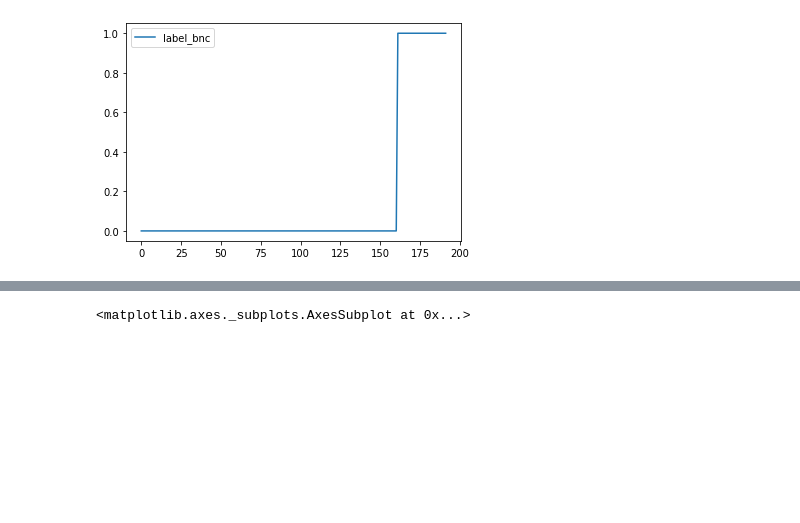
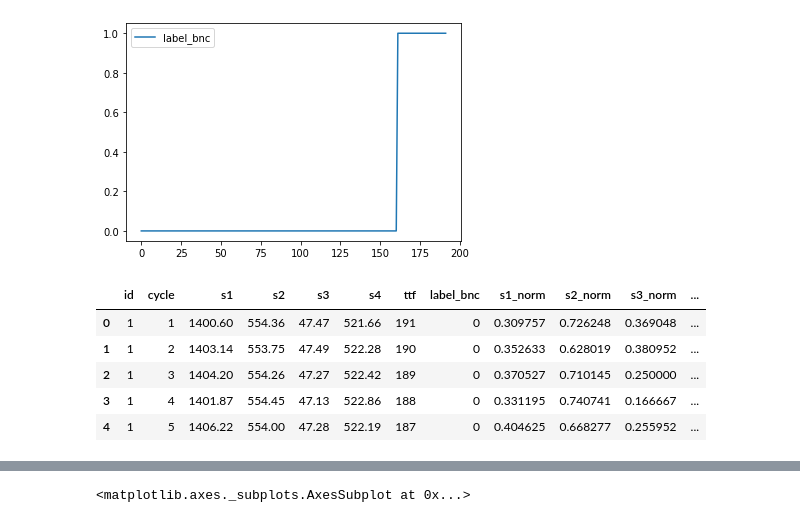
Before and after one commit to lxgrf/msc_statlearn, a Jupyter notebook: py_assignment_rough.ipynb, the cells around one changed output, grey strips where cells are left out. Saved outputs shown, nothing was run; the diff lists cells and outputs as text; code cells hidden in the pictures; blank space fills up the shorter version.

```diff
--- a/py_assignment_rough.ipynb
+++ b/py_assignment_rough.ipynb
@@ -49,3 +49,18 @@ for column in trainraw:
 [figure]
 [figure]
 [figure]
+# %%
+# Normalising - for ease of plotting!
+for a in ["s1", "s2", "s3", "s4"]:
+    cmin = trainraw[a].min()
+    cdiff = trainraw[a].max() - cmin
+    trainraw["{}_norm".format(a)] = (trainraw[a] - cmin) / cdiff
+
+trainraw.head()
+# %% [output]
+|  | id | cycle | s1 | s2 | s3 | s4 | ttf | label_bnc | s1_norm | s2_norm | s3_norm | ... |
+| 0 | 1 | 1 | 1400.60 | 554.36 | 47.47 | 521.66 | 191 | 0 | 0.309757 | 0.726248 | 0.369048 | ... |
+| 1 | 1 | 2 | 1403.14 | 553.75 | 47.49 | 522.28 | 190 | 0 | 0.352633 | 0.628019 | 0.380952 | ... |
+| 2 | 1 | 3 | 1404.20 | 554.26 | 47.27 | 522.42 | 189 | 0 | 0.370527 | 0.710145 | 0.250000 | ... |
+| 3 | 1 | 4 | 1401.87 | 554.45 | 47.13 | 522.86 | 188 | 0 | 0.331195 | 0.740741 | 0.166667 | ... |
+| 4 | 1 | 5 | 1406.22 | 554.00 | 47.28 | 522.19 | 187 | 0 | 0.404625 | 0.668277 | 0.255952 | ... |
```
Also changed, not shown: parts of 1 cell of this notebook.
